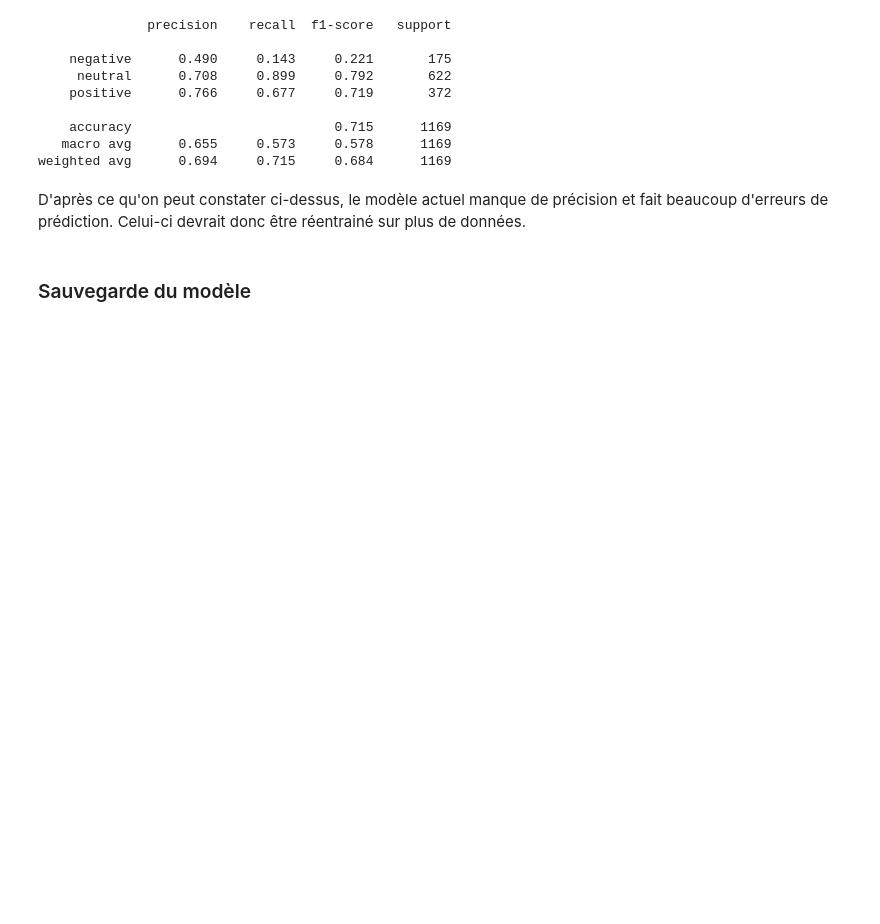
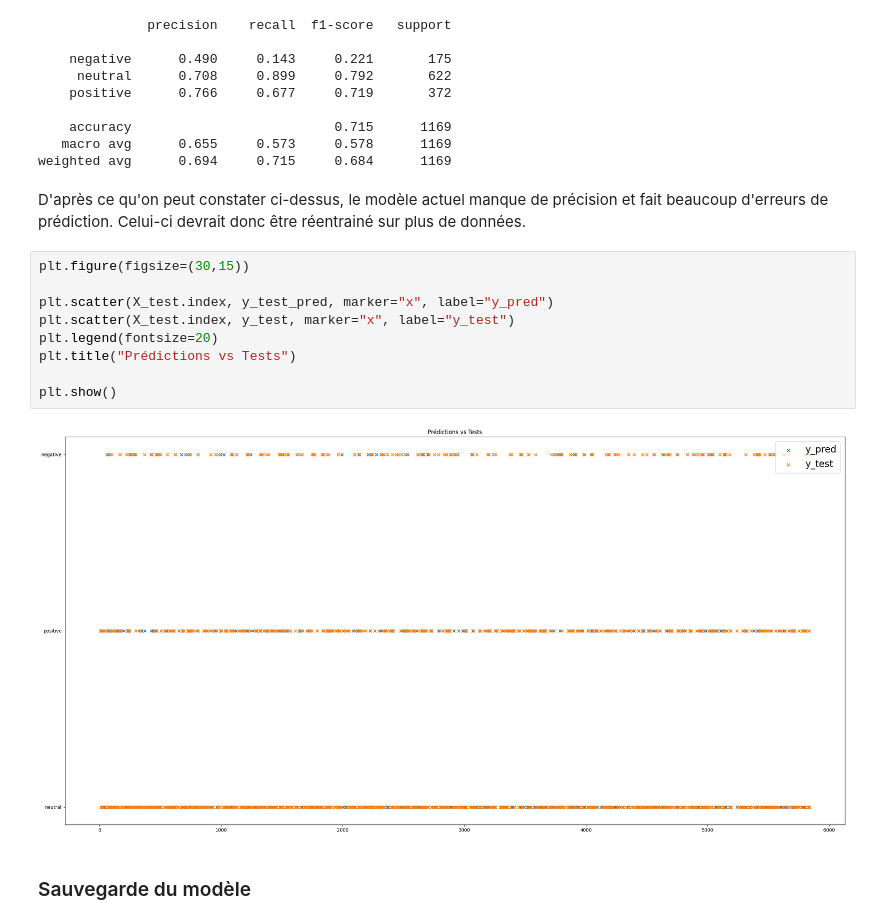
Before and after one commit to mathieuChdz/SAE, a Jupyter notebook: src/Codes_maquette1/code_php/MachineLearning/notebook/ModuleML.ipynb, the cells around one changed output. Drawn from its saved outputs; the diff is of its cells as text; blank space fills up the shorter version.

Commit message:
Graphique des tests

```diff
--- a/src/Codes_maquette1/code_php/MachineLearning/notebook/ModuleML.ipynb
+++ b/src/Codes_maquette1/code_php/MachineLearning/notebook/ModuleML.ipynb
@@ -150,6 +150,17 @@ print(classification_report(y_test, y_test_pred, digits=3))
 weighted avg      0.694     0.715     0.684      1169
 # %% [markdown]
 D'après ce qu'on peut constater ci-dessus, le modèle actuel manque de précision et fait beaucoup d'erreurs de prédiction. Celui-ci devrait donc être réentrainé sur plus de données.
+# %%
+plt.figure(figsize=(30,15))
+
+plt.scatter(X_test.index, y_test_pred, marker="x", label="y_pred")
+plt.scatter(X_test.index, y_test, marker="x", label="y_test")
+plt.legend(fontsize=20)
+plt.title("Prédictions vs Tests")
+
+plt.show()
+# %% [output]
+[figure, added]
 # %% [markdown]
 ### Sauvegarde du modèle
 # %%
```
Also changed, not shown: parts of 1 cell of this notebook.
